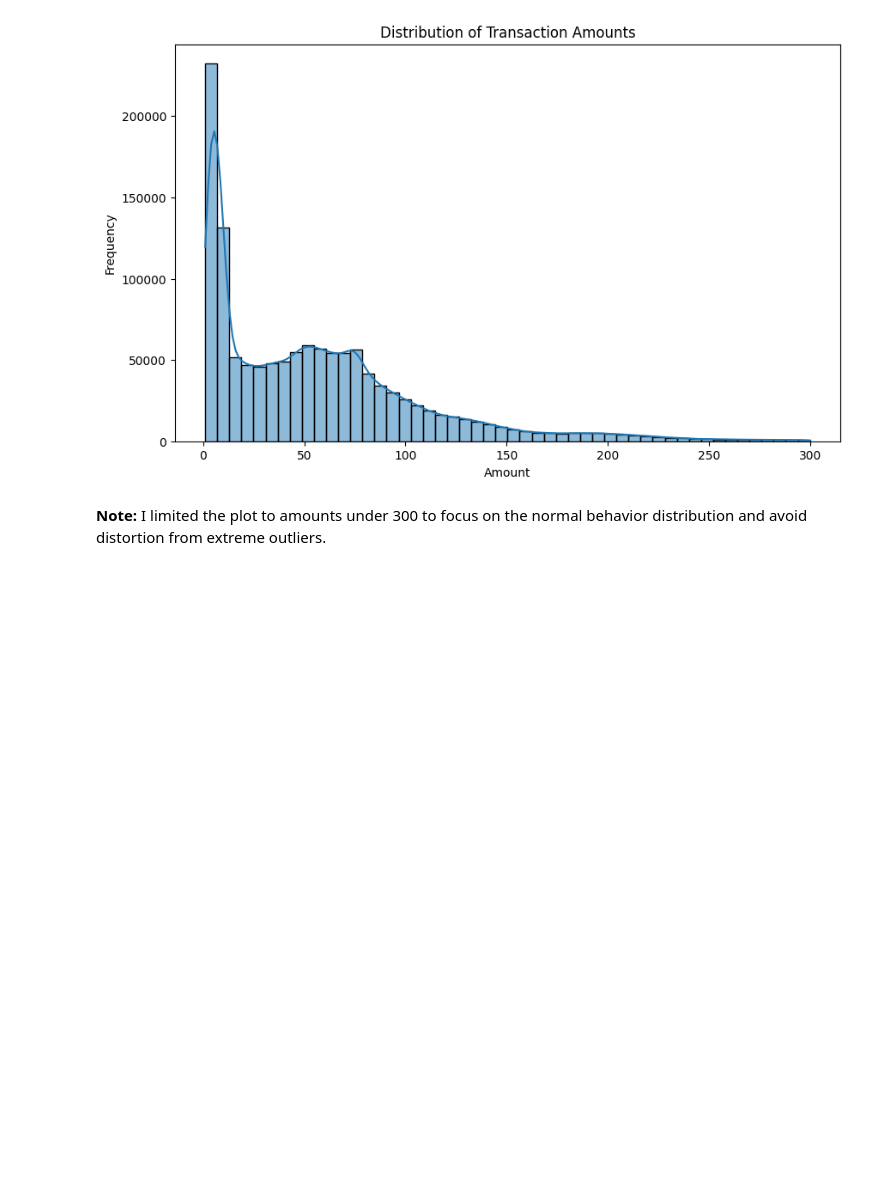
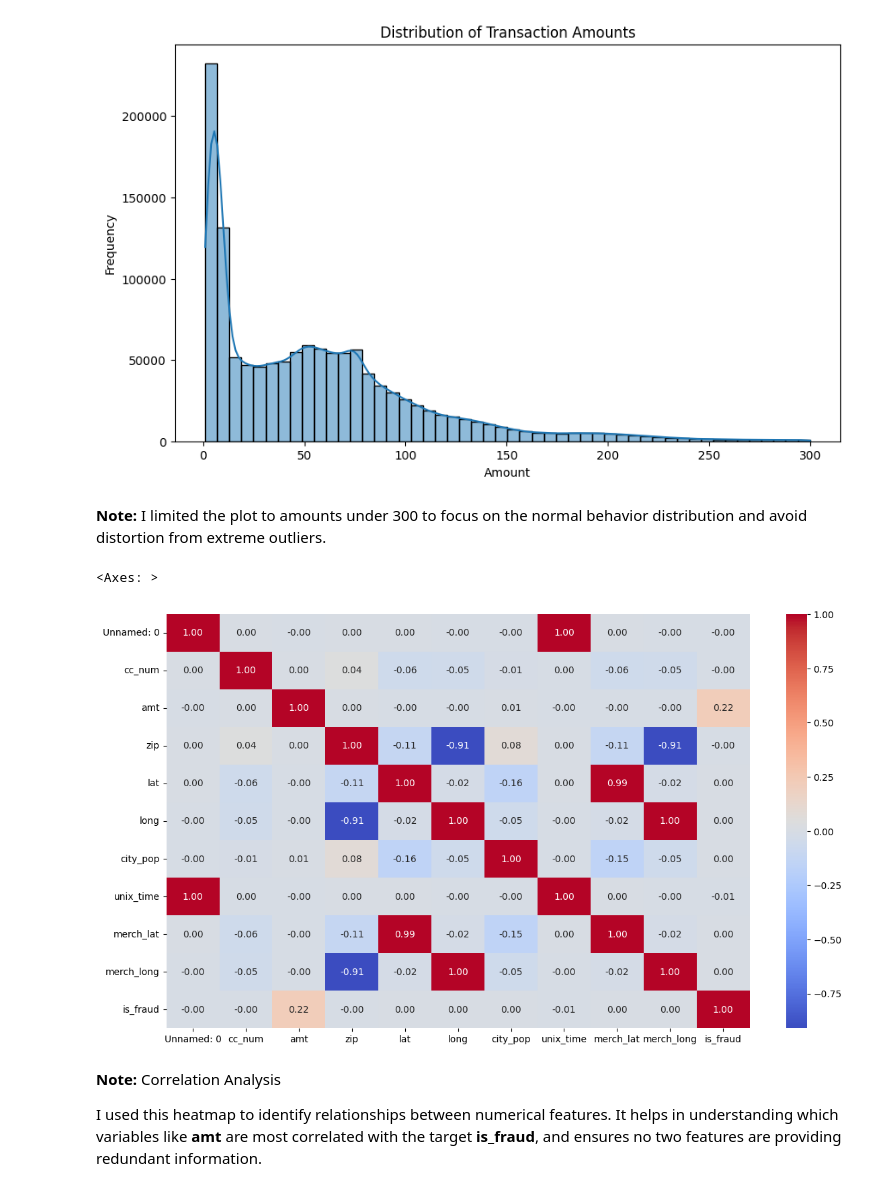
Before and after one commit to Lama-Alfaifi/fraud-detection-anomaly-ai, a Jupyter notebook: 01_data_exploration.ipynb, the cells around one changed output. Drawn from its saved outputs; the diff is of its cells as text; code cells hidden in the pictures; blank space fills up the shorter version.

```diff
--- a/01_data_exploration.ipynb
+++ b/01_data_exploration.ipynb
@@ -134,3 +132,16 @@ plt.show()
 [figure]
 # %% [markdown]
 **Note:** I limited the plot to amounts under 300 to focus on the normal behavior distribution and avoid distortion from extreme outliers.
+# %%
+plt.figure(figsize=(14,8))
+sns.heatmap(df.select_dtypes(include=['number']).corr(),
+            annot=True,
+            cmap='coolwarm',
+            fmt= '.2f')
+# %% [output]
+<Axes: >
+[figure, added]
+# %% [markdown]
+**Note:** Correlation Analysis
+
+I used this heatmap to identify relationships between numerical features. It helps in understanding which variables like **amt** are most correlated with the target **is_fraud**, and ensures no two features are providing redundant information.
```
Also changed, not shown: parts of 3 cells of this notebook.
